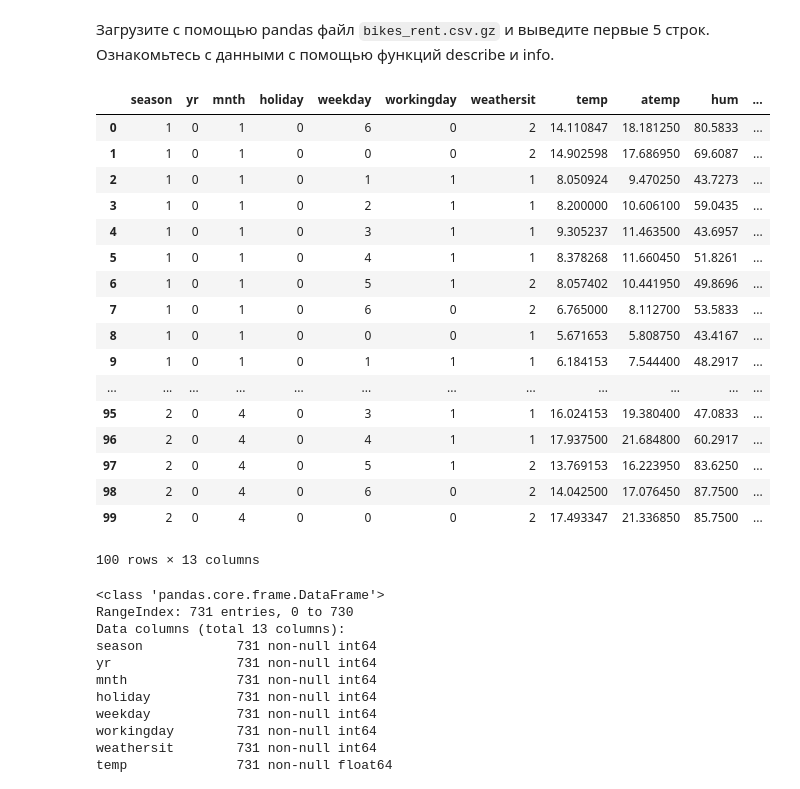
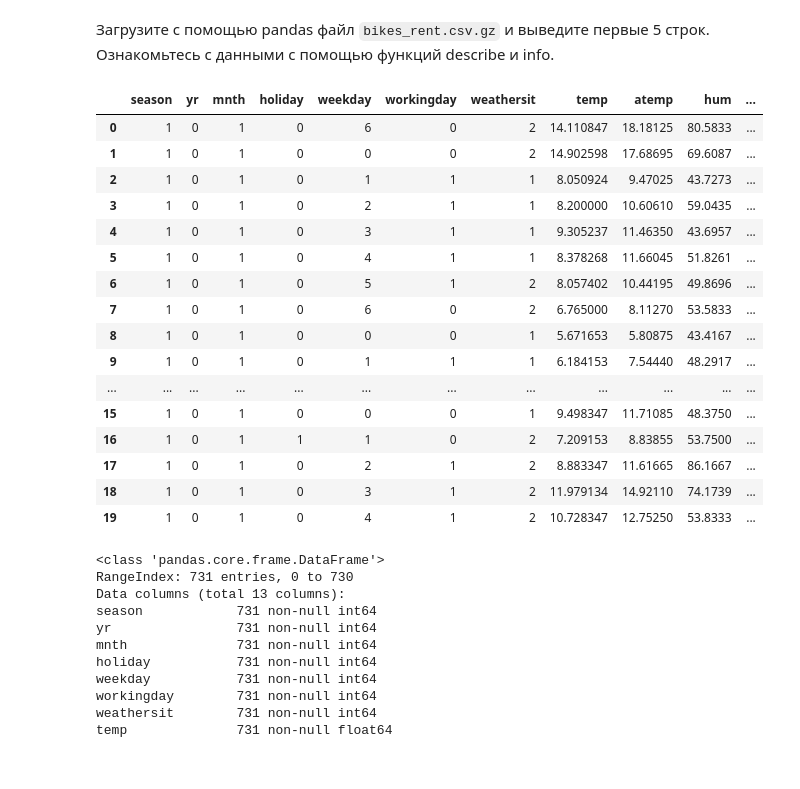
Before and after one commit to Agotsulov/ML-7bits, a Jupyter notebook: week3_homework_03-01-visualisation-homework.ipynb, the cells around one changed output. Drawn from its saved outputs; the diff is of its cells as text; code cells hidden in the pictures.

```diff
--- a/week3_homework_03-01-visualisation-homework.ipynb
+++ b/week3_homework_03-01-visualisation-homework.ipynb
@@ -72,26 +72,25 @@ sns.scatterplot(x='x', y='y', data=pd.DataFrame(data=n))
 # %%
 df = pd.read_csv('bikes_rent.csv.gz', compression='gzip')
 
-df.head(100)
+df.head(20)
 # %% [output]
 |  | season | yr | mnth | holiday | weekday | workingday | weathersit | temp | atemp | hum | ... |
-| 0 | 1 | 0 | 1 | 0 | 6 | 0 | 2 | 14.110847 | 18.181250 | 80.5833 | ... |
-| 1 | 1 | 0 | 1 | 0 | 0 | 0 | 2 | 14.902598 | 17.686950 | 69.6087 | ... |
-| 2 | 1 | 0 | 1 | 0 | 1 | 1 | 1 | 8.050924 | 9.470250 | 43.7273 | ... |
-| 3 | 1 | 0 | 1 | 0 | 2 | 1 | 1 | 8.200000 | 10.606100 | 59.0435 | ... |
-| 4 | 1 | 0 | 1 | 0 | 3 | 1 | 1 | 9.305237 | 11.463500 | 43.6957 | ... |
-| 5 | 1 | 0 | 1 | 0 | 4 | 1 | 1 | 8.378268 | 11.660450 | 51.8261 | ... |
-| 6 | 1 | 0 | 1 | 0 | 5 | 1 | 2 | 8.057402 | 10.441950 | 49.8696 | ... |
-| 7 | 1 | 0 | 1 | 0 | 6 | 0 | 2 | 6.765000 | 8.112700 | 53.5833 | ... |
-| 8 | 1 | 0 | 1 | 0 | 0 | 0 | 1 | 5.671653 | 5.808750 | 43.4167 | ... |
-| 9 | 1 | 0 | 1 | 0 | 1 | 1 | 1 | 6.184153 | 7.544400 | 48.2917 | ... |
+| 0 | 1 | 0 | 1 | 0 | 6 | 0 | 2 | 14.110847 | 18.18125 | 80.5833 | ... |
+| 1 | 1 | 0 | 1 | 0 | 0 | 0 | 2 | 14.902598 | 17.68695 | 69.6087 | ... |
+| 2 | 1 | 0 | 1 | 0 | 1 | 1 | 1 | 8.050924 | 9.47025 | 43.7273 | ... |
+| 3 | 1 | 0 | 1 | 0 | 2 | 1 | 1 | 8.200000 | 10.60610 | 59.0435 | ... |
+| 4 | 1 | 0 | 1 | 0 | 3 | 1 | 1 | 9.305237 | 11.46350 | 43.6957 | ... |
+| 5 | 1 | 0 | 1 | 0 | 4 | 1 | 1 | 8.378268 | 11.66045 | 51.8261 | ... |
+| 6 | 1 | 0 | 1 | 0 | 5 | 1 | 2 | 8.057402 | 10.44195 | 49.8696 | ... |
+| 7 | 1 | 0 | 1 | 0 | 6 | 0 | 2 | 6.765000 | 8.11270 | 53.5833 | ... |
+| 8 | 1 | 0 | 1 | 0 | 0 | 0 | 1 | 5.671653 | 5.80875 | 43.4167 | ... |
+| 9 | 1 | 0 | 1 | 0 | 1 | 1 | 1 | 6.184153 | 7.54440 | 48.2917 | ... |
 | ... | ... | ... | ... | ... | ... | ... | ... | ... | ... | ... | ... |
-| 95 | 2 | 0 | 4 | 0 | 3 | 1 | 1 | 16.024153 | 19.380400 | 47.0833 | ... |
-| 96 | 2 | 0 | 4 | 0 | 4 | 1 | 1 | 17.937500 | 21.684800 | 60.2917 | ... |
-| 97 | 2 | 0 | 4 | 0 | 5 | 1 | 2 | 13.769153 | 16.223950 | 83.6250 | ... |
-| 98 | 2 | 0 | 4 | 0 | 6 | 0 | 2 | 14.042500 | 17.076450 | 87.7500 | ... |
-| 99 | 2 | 0 | 4 | 0 | 0 | 0 | 2 | 17.493347 | 21.336850 | 85.7500 | ... |
+| 15 | 1 | 0 | 1 | 0 | 0 | 0 | 1 | 9.498347 | 11.71085 | 48.3750 | ... |
+| 16 | 1 | 0 | 1 | 1 | 1 | 0 | 2 | 7.209153 | 8.83855 | 53.7500 | ... |
+| 17 | 1 | 0 | 1 | 0 | 2 | 1 | 2 | 8.883347 | 11.61665 | 86.1667 | ... |
+| 18 | 1 | 0 | 1 | 0 | 3 | 1 | 2 | 11.979134 | 14.92110 | 74.1739 | ... |
+| 19 | 1 | 0 | 1 | 0 | 4 | 1 | 2 | 10.728347 | 12.75250 | 53.8333 | ... |
-100 rows × 13 columns
 # %%
 df.info()
 # %% [output]
```
Also changed, not shown: parts of 4 cells of this notebook.
